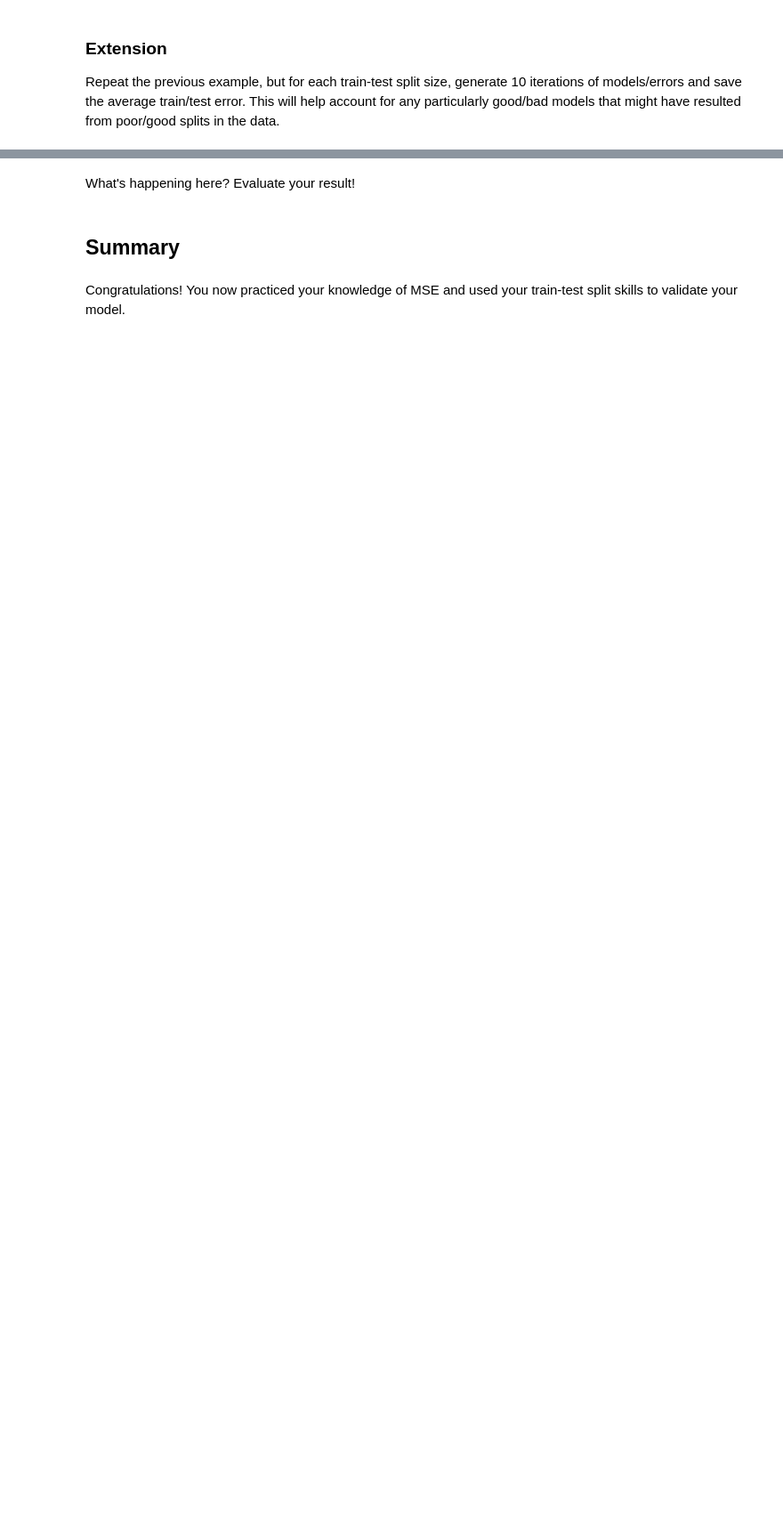
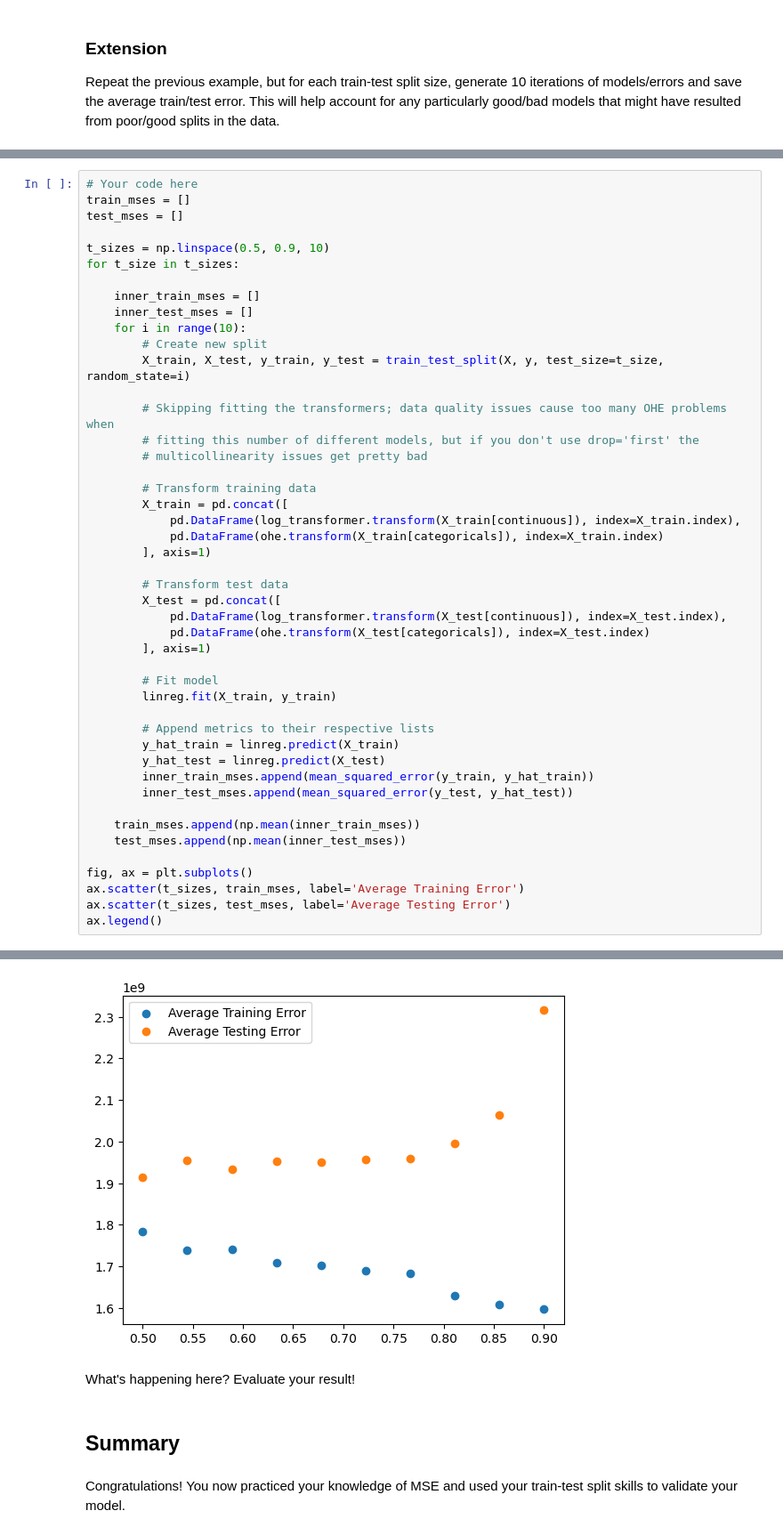
Before and after one commit to acordova1128/dsc-regression-model-validation-lab, a Jupyter notebook: index.ipynb, the cells around one changed output, grey strips where cells are left out. Shown: that part at 89% size. Cells and saved outputs as stored; diff of their text form; blank space fills up the shorter version.

```diff
--- a/index.ipynb
+++ b/index.ipynb
@@ -130,0 +170,47 @@ Repeat the previous example, but for each train-test split size, generate 10 ite
+# %%
+# Your code here
+train_mses = []
+test_mses = []
+
+t_sizes = np.linspace(0.5, 0.9, 10)
+for t_size in t_sizes:
+
+    inner_train_mses = []
+    inner_test_mses = []
+    for i in range(10):
+        # Create new split
+        X_train, X_test, y_train, y_test = train_test_split(X, y, test_size=t_size, random_state=i)
+
+        # Skipping fitting the transformers; data quality issues cause too many OHE problems when
+        # fitting this number of different models, but if you don't use drop='first' the
+        # multicollinearity issues get pretty bad
+
+        # Transform training data
+        X_train = pd.concat([
+            pd.DataFrame(log_transformer.transform(X_train[continuous]), index=X_train.index),
+            pd.DataFrame(ohe.transform(X_train[categoricals]), index=X_train.index)
+        ], axis=1)
+
+        # Transform test data
+        X_test = pd.concat([
+            pd.DataFrame(log_transformer.transform(X_test[continuous]), index=X_test.index),
+            pd.DataFrame(ohe.transform(X_test[categoricals]), index=X_test.index)
+        ], axis=1)
+
+        # Fit model
+        linreg.fit(X_train, y_train)
+
+        # Append metrics to their respective lists
+        y_hat_train = linreg.predict(X_train)
+        y_hat_test = linreg.predict(X_test)
+        inner_train_mses.append(mean_squared_error(y_train, y_hat_train))
+        inner_test_mses.append(mean_squared_error(y_test, y_hat_test))
+
+    train_mses.append(np.mean(inner_train_mses))
+    test_mses.append(np.mean(inner_test_mses))
+
+fig, ax = plt.subplots()
+ax.scatter(t_sizes, train_mses, label='Average Training Error')
+ax.scatter(t_sizes, test_mses, label='Average Testing Error')
+ax.legend()
+# %% [output]
@@ -131,3 +218,4 @@ Repeat the previous example, but for each train-test split size, generate 10 ite
+[figure, added]
 # %% [markdown]
 What's happening here? Evaluate your result!
 # %% [markdown]
```
Also changed, not shown: parts of 8 cells of this notebook.
